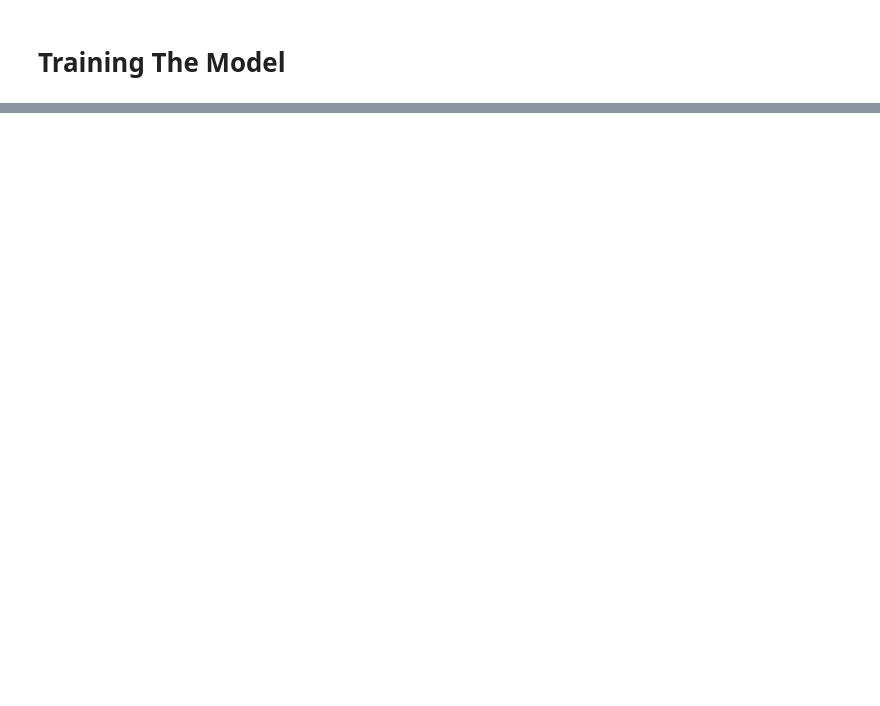
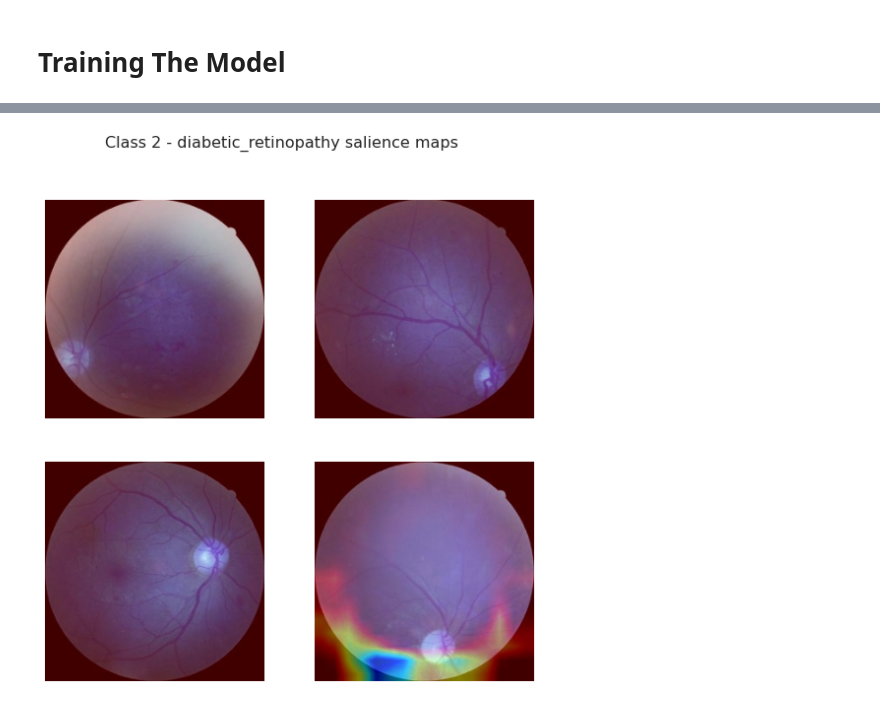
Before and after one commit to djvaroli/kaggle_retinal_disease_detection, a Jupyter notebook: notebooks/notebook.ipynb, the cells around one changed output, grey strips where cells are left out. Drawn from its saved outputs; the diff is of its cells as text; code cells hidden in the pictures; blank space fills up the shorter version.

```diff
--- a/notebooks/notebook.ipynb
+++ b/notebooks/notebook.ipynb
@@ -308,0 +742,4 @@ Created in <span style='font-weight:600;margin-left:4px;'>Deepnote</span></a>
+# %%
+plot_random_images_with_salience_maps("2", seed=7)
+# %% [output]
+[figure, added]
```
Also changed, not shown: parts of 89 cells of this notebook.
